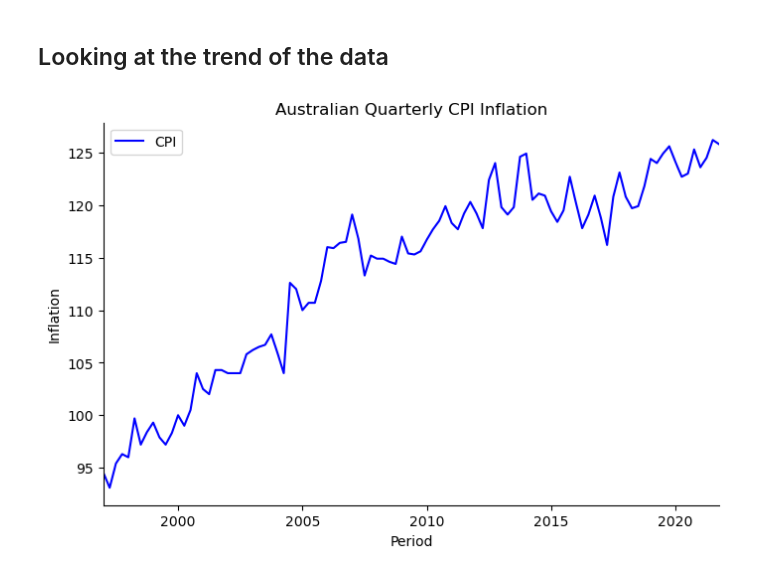
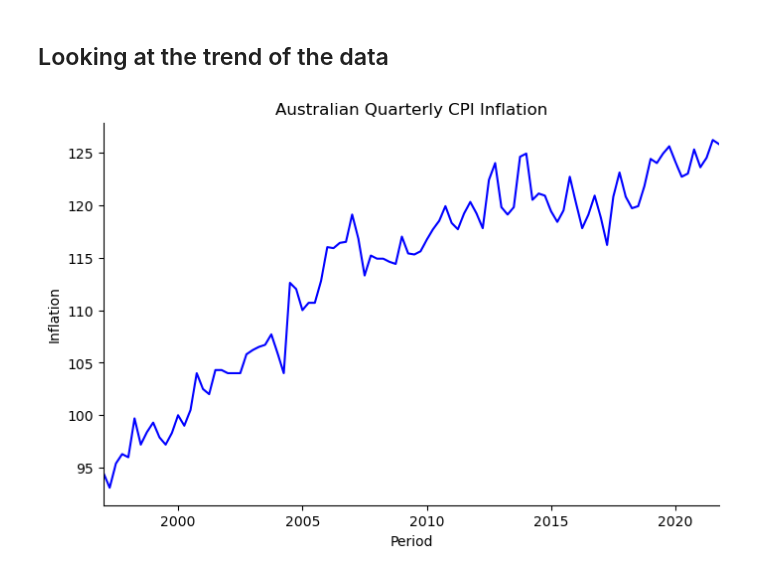
Before and after one commit to actonton/QBUS2820-Predictive_Analysis, a Jupyter notebook: A2/510575452_implementation.ipynb, the cells around one changed output. Drawn from its saved outputs; the diff is of its cells as text; code cells hidden in the pictures.

```diff
--- a/A2/510575452_implementation.ipynb
+++ b/A2/510575452_implementation.ipynb
@@ -115,13 +118,15 @@ dtype: int64
 # %% [markdown]
 ## Looking at the trend of the data
 # %%
+y = clean_CPI_train_data['CPI']
+
 fig, ax = plt.subplots(figsize=(8, 5))
-clean_CPI_train_data.plot(color='b', ax=ax)
+y.plot(color='b', ax=ax)
 ax.set_xlabel('Period')
 ax.set_ylabel('Inflation')
 ax.set_title('Australian Quarterly CPI Inflation')
 ax.set_xticks([], minor=True)
 sns.despine()
 plt.show()
 # %% [output]
-[figure, old version]
+[figure, new version]
```
Also changed, not shown: parts of 5 cells of this notebook, 2 other files.
